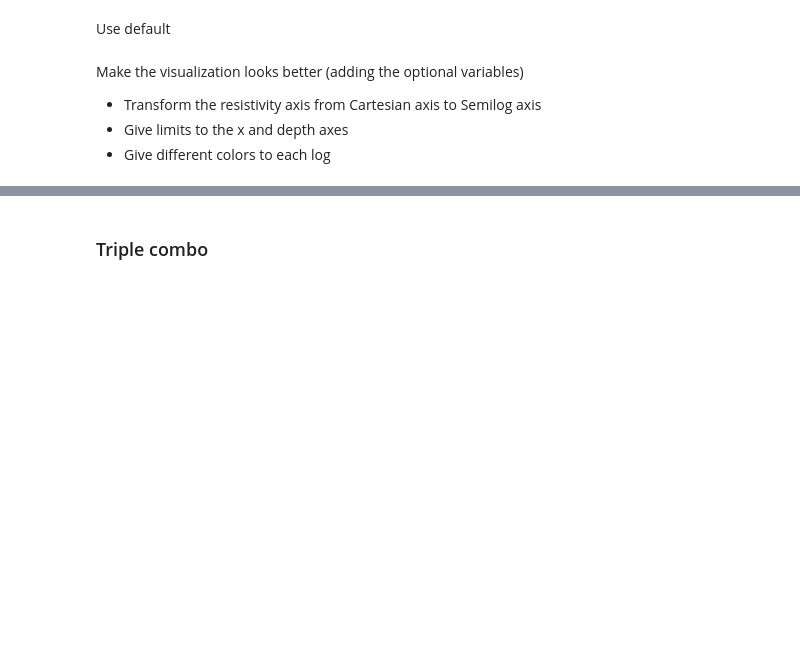
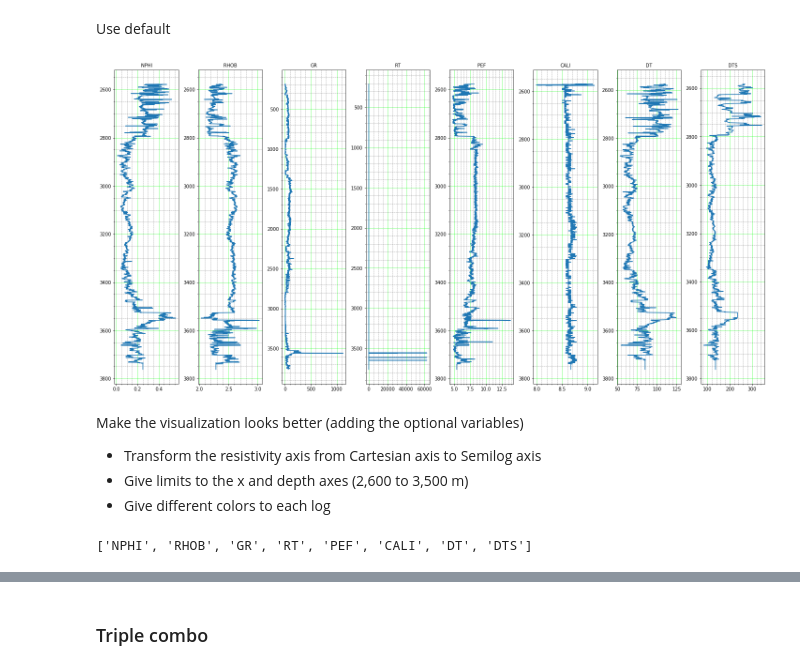
Before and after one commit to yohanesnuwara/python-bootcamp-for-geoengineers, a Jupyter notebook: EnP_training/session3_formation_evaluation_training.ipynb, the cells around one changed output, grey strips where cells are left out. Drawn from its saved outputs; the diff is of its cells as text; code cells hidden in the pictures; blank space fills up the shorter version.

```diff
--- a/EnP_training/session3_formation_evaluation_training.ipynb
+++ b/EnP_training/session3_formation_evaluation_training.ipynb
@@ -43,4 +112,5 @@ filepath = '/content/formation-evaluation/data/volve/15_9-F-11A.LAS'
 # %%
 # convert it to Pandas dataframe using .df() and then reset index
+well = well.df().reset_index()
 # %%
 # then show the dataframe
@@ -53,3 +136,6 @@ We have formation tops file. What we are going to do now is to give formation to
 filepath = '/content/formation-evaluation/data/volve/Fmtops_15_9-F-11A.csv'
 
 # read with Pandas
+tops = pd.read_csv(filepath)
+
+tops
@@ -58,3 +176,6 @@ filepath = '/content/formation-evaluation/data/volve/Fmtops_15_9-F-11A.csv'
 # %%
 # use "label_generator" to generate formation labels
 # then show the dataframe
+well = label_generator(well, tops, 'DEPTH', 'FM. LABEL')
+
+well
@@ -62,3 +197,6 @@ filepath = '/content/formation-evaluation/data/volve/Fmtops_15_9-F-11A.csv'
 As we see here we have NaN in the `FM. LABEL` column simply because the depths are not corresponding to any Fm. tops. So we can replace NaNs with a string named as `Unknown`
 # %%
 # Replace NaNs in formation label column with string called "Unknown"
+well['FM. LABEL'] = well['FM. LABEL'].fillna('Unknown')
+
+well
@@ -75,9 +246,16 @@ We will use function `well_log_display`
 Use default
 # %%
 # Logs we gonna visualize are: 'NPHI', 'RHOB', 'GR', 'RT', 'PEF', 'CALI', 'DT', 'DTS'
+df_well = well
+column_depth = 'DEPTH'
+column_list = ['NPHI', 'RHOB', 'GR', 'RT', 'PEF', 'CALI', 'DT', 'DTS']
+
+well_log_display(df_well, column_depth, column_list)
+# %% [output]
+[figure, added]
 # %% [markdown]
 Make the visualization looks better (adding the optional variables)
 
 * Transform the resistivity axis from Cartesian axis to Semilog axis
-* Give limits to the x and depth axes
+* Give limits to the x and depth axes (2,600 to 3,500 m)
 * Give different colors to each log
@@ -85,0 +262,4 @@ Make the visualization looks better (adding the optional variables)
+# %%
+column_list
+# %% [output]
+['NPHI', 'RHOB', 'GR', 'RT', 'PEF', 'CALI', 'DT', 'DTS']
```
Also changed, not shown: parts of 46 cells of this notebook.
